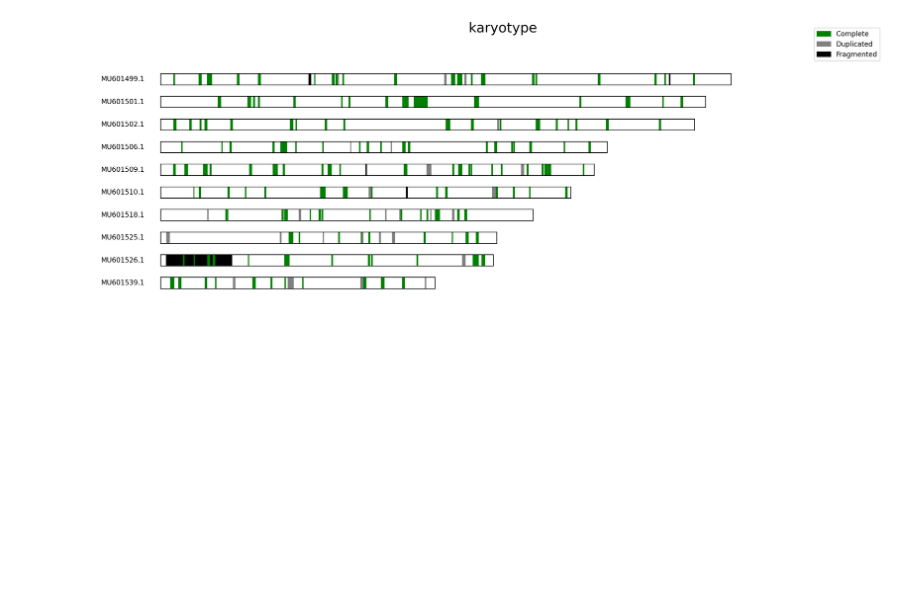
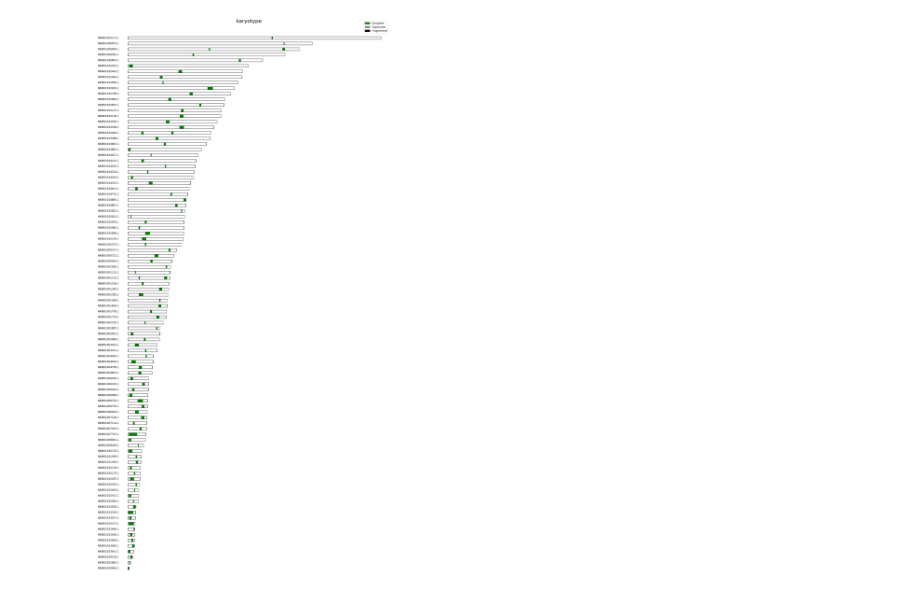
Before and after one commit to lorenzo-arcioni/BUSCO-Plot-Py, a Jupyter notebook: src/test.ipynb, the cells around one changed output. Cells and saved outputs as stored; diff of their text form; code cells hidden in the pictures; blank space fills up the shorter version.

```diff
--- a/src/test.ipynb
+++ b/src/test.ipynb
@@ -87,16 +87,16 @@ for group in directories:
 # %%
 from buscoplotpy.graphics.karyoplot import karyoplot
 from buscoplotpy.utils.load_busco_fulltable import load_busco_fulltable
 
-full_table = load_busco_fulltable('/home/lorenzo/Documenti/bioswiftanalytics_test_data/busco_tmp/tree/Chlorophyta/Monoraphidium_minutum_1/GCA_025201885.1/busco_out/run_chlorophyta_odb10/full_table.tsv')
+full_table = load_busco_fulltable('/home/lorenzo/Documenti/bioswiftanalytics_test_data/busco_tmp/tree/Stramenopiles/Asterionella_formosa_1/GCA_002256025.1/busco_out/run_stramenopiles_odb10/full_table.tsv')
 
-karyoplot(karyotype_file='/home/lorenzo/Documenti/bioswiftanalytics_test_data/busco_tmp/tree/Chlorophyta/Monoraphidium_minutum_1/GCA_025201885.1/karyotype.tsv',
+karyoplot(karyotype_file='/home/lorenzo/Documenti/bioswiftanalytics_test_data/busco_tmp/tree/Stramenopiles/Asterionella_formosa_1/GCA_002256025.1/karyotype.tsv',
           fulltable=full_table,
           title='karyotype',
-          chrs_limit=10,
+          chrs_limit=100,
           dpi=200,
           plt_show=True,
-          dim=3
+          dim=2
 )
 # %% [output]
-[figure, old version]
+[figure, new version]
```
Also changed, not shown: 3 other files.
